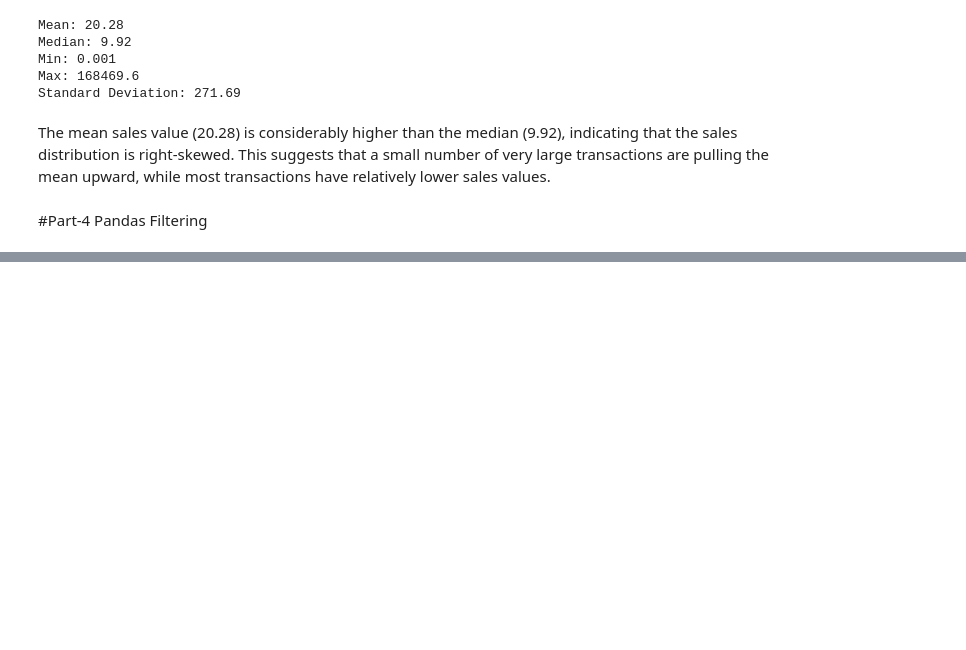
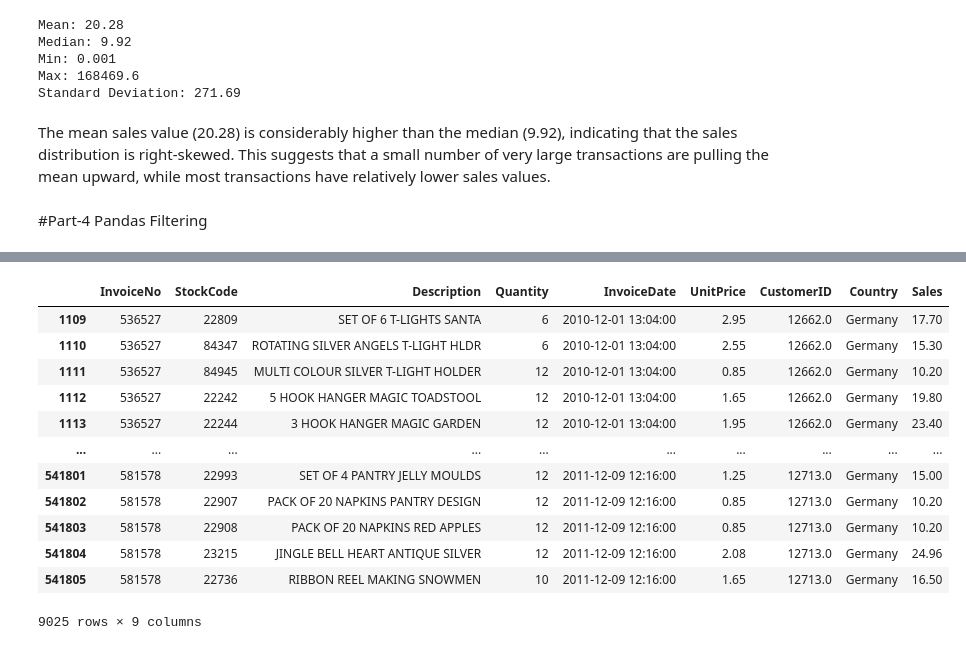
Before and after one commit to AishwaryaJupudi/Rebounce-Applied-AI-and-Analytics-Codes, a Jupyter notebook: Python_301.ipynb, the cells around one changed output, grey strips where cells are left out. Drawn from its saved outputs; the diff is of its cells as text; code cells hidden in the pictures; blank space fills up the shorter version.

```diff
--- a/Python_301.ipynb
+++ b/Python_301.ipynb
@@ -192,0 +242,16 @@ The mean sales value (20.28) is considerably higher than the median (9.92), indi
+# %%
+df_clean[df_clean['Country']== 'Germany']
+# %% [output]
+|  | InvoiceNo | StockCode | Description | Quantity | InvoiceDate | UnitPrice | CustomerID | Country | Sales |
+| 1109 | 536527 | 22809 | SET OF 6 T-LIGHTS SANTA | 6 | 2010-12-01 13:04:00 | 2.95 | 12662.0 | Germany | 17.70 |
+| 1110 | 536527 | 84347 | ROTATING SILVER ANGELS T-LIGHT HLDR | 6 | 2010-12-01 13:04:00 | 2.55 | 12662.0 | Germany | 15.30 |
+| 1111 | 536527 | 84945 | MULTI COLOUR SILVER T-LIGHT HOLDER | 12 | 2010-12-01 13:04:00 | 0.85 | 12662.0 | Germany | 10.20 |
+| 1112 | 536527 | 22242 | 5 HOOK HANGER MAGIC TOADSTOOL | 12 | 2010-12-01 13:04:00 | 1.65 | 12662.0 | Germany | 19.80 |
+| 1113 | 536527 | 22244 | 3 HOOK HANGER MAGIC GARDEN | 12 | 2010-12-01 13:04:00 | 1.95 | 12662.0 | Germany | 23.40 |
+| ... | ... | ... | ... | ... | ... | ... | ... | ... | ... |
+| 541801 | 581578 | 22993 | SET OF 4 PANTRY JELLY MOULDS | 12 | 2011-12-09 12:16:00 | 1.25 | 12713.0 | Germany | 15.00 |
+| 541802 | 581578 | 22907 | PACK OF 20 NAPKINS PANTRY DESIGN | 12 | 2011-12-09 12:16:00 | 0.85 | 12713.0 | Germany | 10.20 |
+| 541803 | 581578 | 22908 | PACK OF 20 NAPKINS RED APPLES | 12 | 2011-12-09 12:16:00 | 0.85 | 12713.0 | Germany | 10.20 |
+| 541804 | 581578 | 23215 | JINGLE BELL HEART ANTIQUE SILVER | 12 | 2011-12-09 12:16:00 | 2.08 | 12713.0 | Germany | 24.96 |
+| 541805 | 581578 | 22736 | RIBBON REEL MAKING SNOWMEN | 10 | 2011-12-09 12:16:00 | 1.65 | 12713.0 | Germany | 16.50 |
+9025 rows × 9 columns
```
Also changed, not shown: parts of 27 cells of this notebook.
